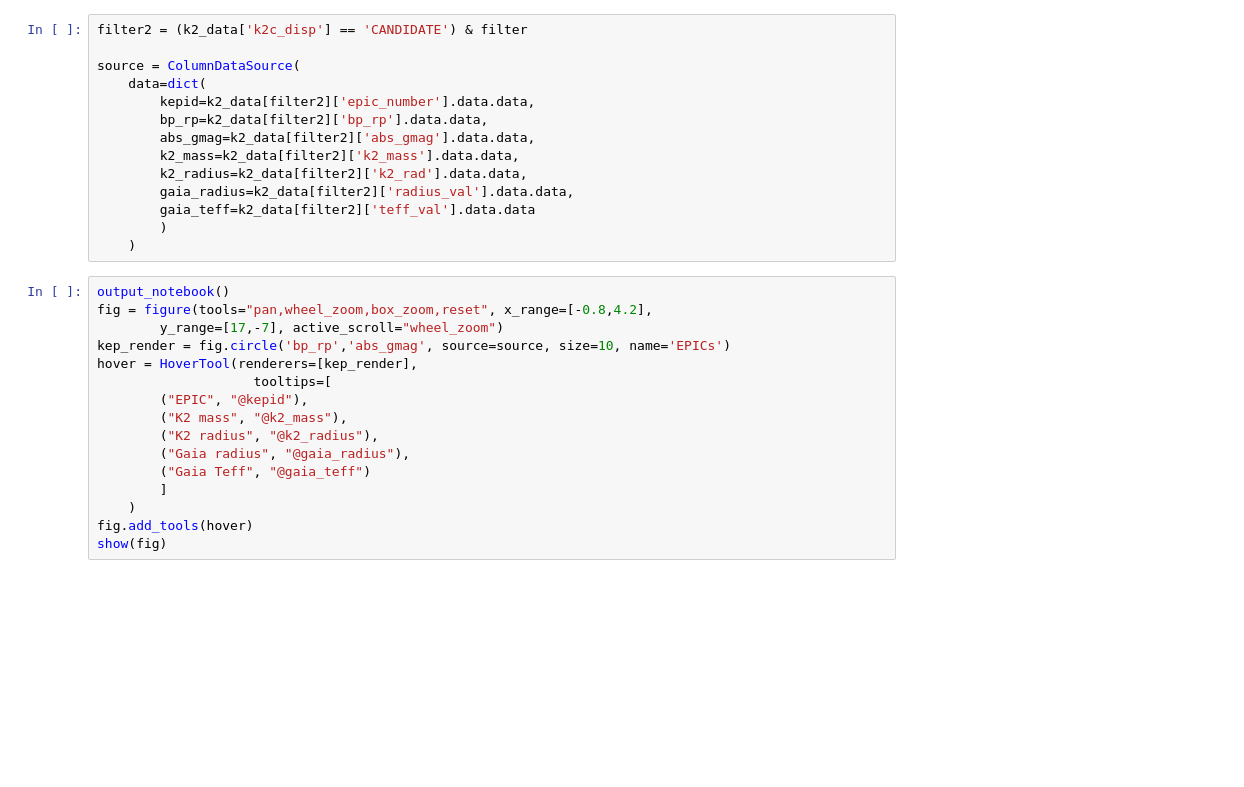
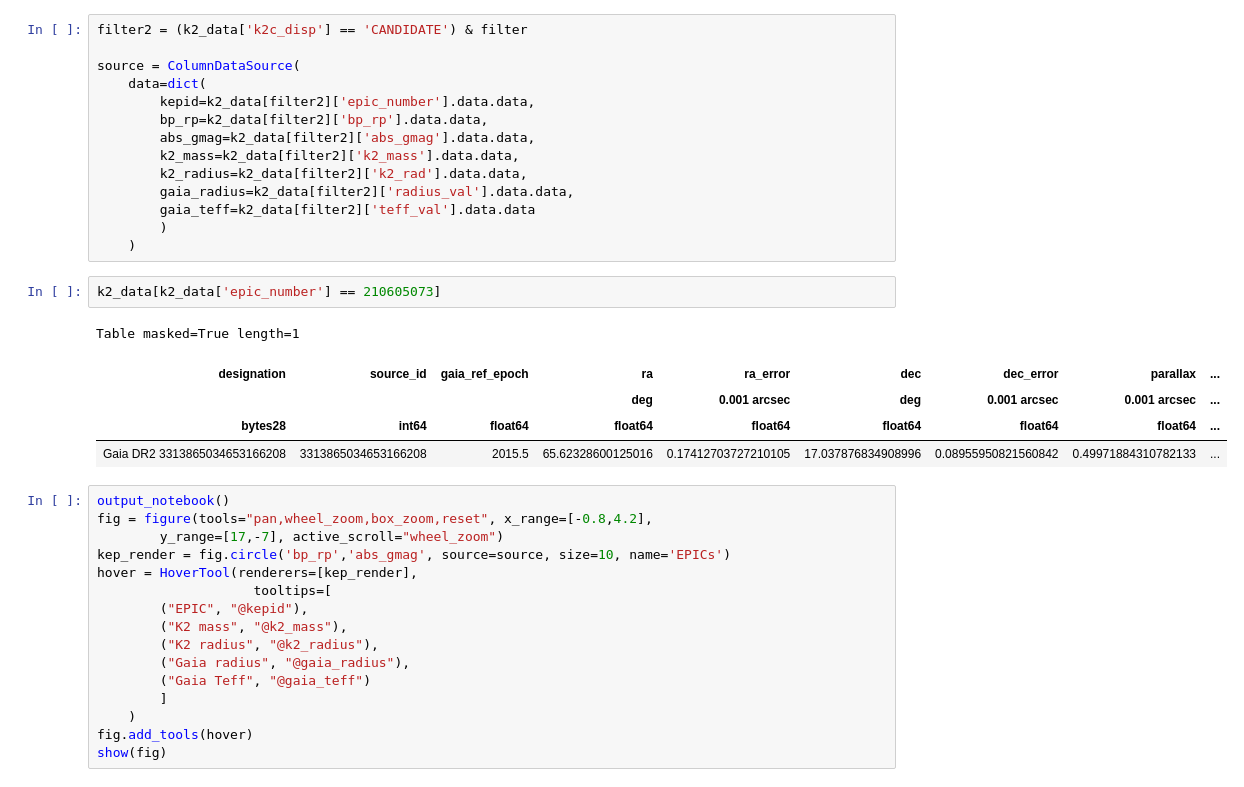
Before and after one commit to megbedell/gaia-kepler.fun, a Jupyter notebook: notebooks/demo.ipynb, the cells around one changed output. Cells and saved outputs as stored; diff of their text form; blank space fills up the shorter version.

```diff
--- a/notebooks/demo.ipynb
+++ b/notebooks/demo.ipynb
@@ -148,6 +135,14 @@ source = ColumnDataSource(
         gaia_teff=k2_data[filter2]['teff_val'].data.data
         )
     )
+# %%
+k2_data[k2_data['epic_number'] == 210605073]
+# %% [output]
+Table masked=True length=1
+| designation | source_id | gaia_ref_epoch | ra | ra_error | dec | dec_error | parallax | ... |
+|  |  |  | deg | 0.001 arcsec | deg | 0.001 arcsec | 0.001 arcsec | ... |
+| bytes28 | int64 | float64 | float64 | float64 | float64 | float64 | float64 | ... |
+| Gaia DR2 3313865034653166208 | 3313865034653166208 | 2015.5 | 65.62328600125016 | 0.17412703727210105 | 17.037876834908996 | 0.08955950821560842 | 0.49971884310782133 | ... |
 # %%
 output_notebook()
 fig = figure(tools="pan,wheel_zoom,box_zoom,reset", x_range=[-0.8,4.2],
```
Also changed, not shown: parts of 18 cells of this notebook, 2 other files.
